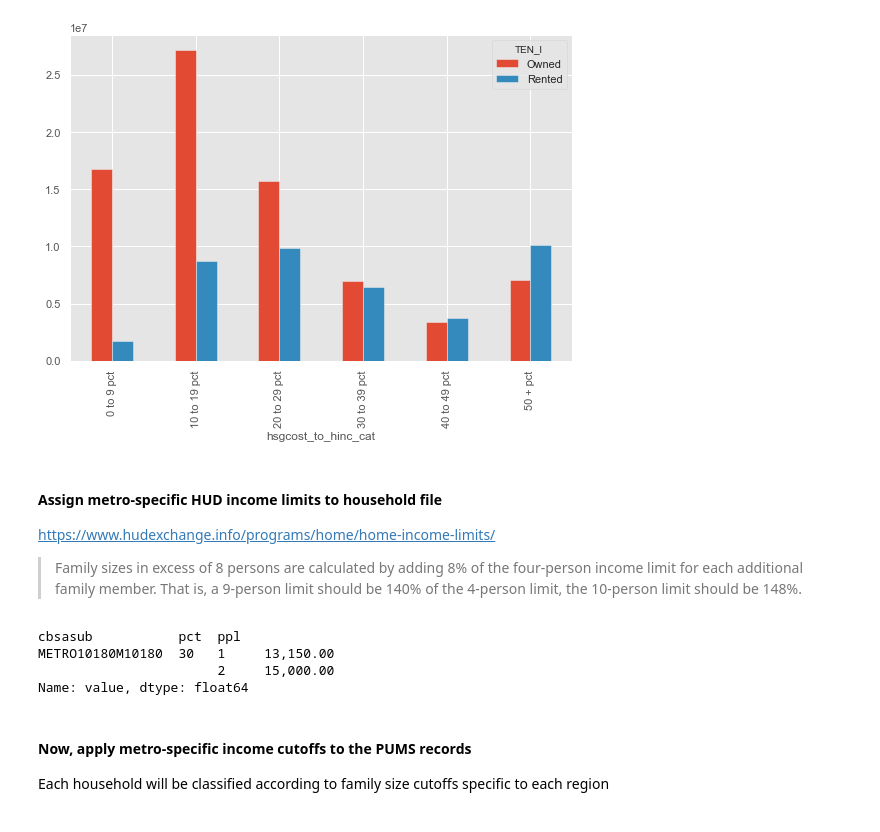
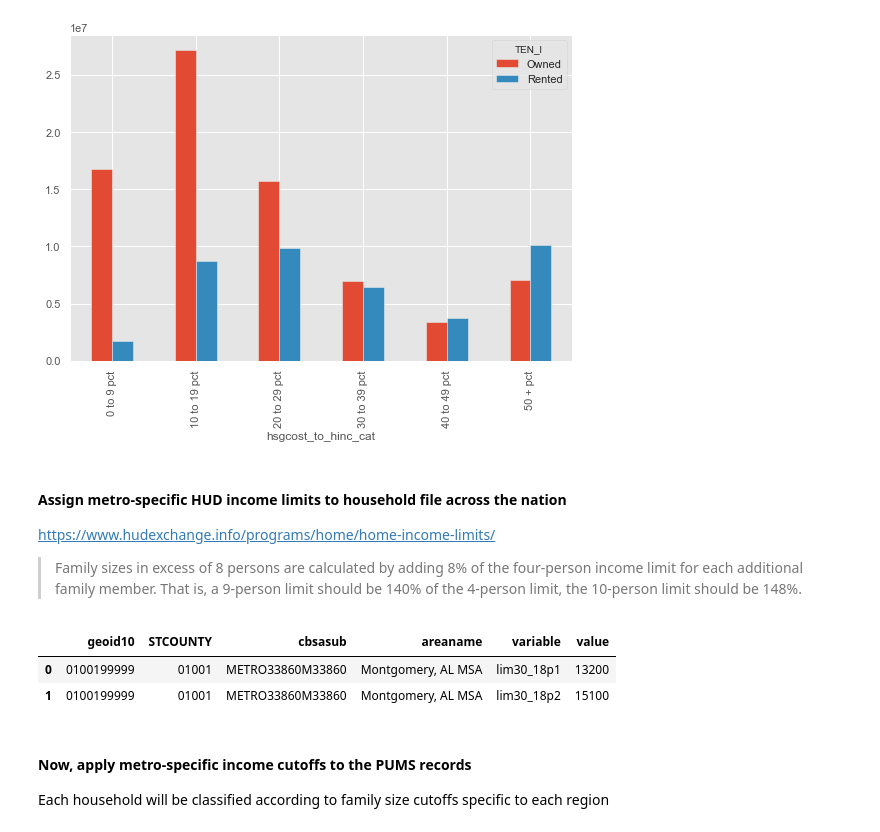
Before and after one commit to BayAreaMetro/regional-housing-needs-assessment, a Jupyter notebook: consultation/Comparable regions for RHNA using PUMS 2018 national.ipynb, the cells around one changed output. Drawn from its saved outputs; the diff is of its cells as text; code cells hidden in the pictures.

```diff
--- a/consultation/Comparable regions for RHNA using PUMS 2018 national.ipynb
+++ b/consultation/Comparable regions for RHNA using PUMS 2018 national.ipynb
@@ -1528,7 +1505,7 @@ households.groupby(['TEN_l','hsgcost_to_hinc_cat']).WGTP.sum().unstack(0).plot(k
 <matplotlib.axes._subplots.AxesSubplot at 0x...>
 [figure]
 # %% [markdown]
-#### Assign metro-specific HUD income limits to household file
+#### Assign metro-specific HUD income limits to household file across the nation
 
 https://www.hudexchange.info/programs/home/home-income-limits/
 
@@ -1542,21 +1519,18 @@ inccatmap={30:u'Extremely Low',
 # np.inf:'Above Moderate Income'
 }
 # %%
-### Read in HUD Income Limits at the county level
+### Read in HUD Income Limits at the county level from the national file
 
 inclim = pd.read_excel(os.path.join(drop,'Documents/Data/_HUD/INCOME_LIMITS/HOME_IncomeLmts_Natl_2018.xlsx'),converters={'fips2010':str})
 
 inclim['STCOUNTY']=inclim.State.apply(lambda x: '{:0>2}'.format(x))+inclim.County.apply(lambda x: '{:0>3}'.format(x))
 inclim=inclim.drop(['State','statename','County'],axis=1)
 
 inclim=inclim.set_index([u'fips2010', 'STCOUNTY', u'cbsasub', u'areaname'])
 inclim=inclim.stack().reset_index(name='value').rename(columns={'level_4':'variable','fips2010':'geoid10'})
 inclim['variable']=inclim.variable.apply(lambda x: x.lower())
-variable_split = inclim.variable.str.extract(pat='(?P<pct>\d{2})_(?P<yr>\d{2})p(?P<ppl>\d)').astype(np.int64)
-inclim=pd.concat([inclim,variable_split],axis=1).drop(['variable'],axis=1)
-inclim=inclim.loc[inclim.pct!=60]
-
-inclim['Income Category']=inclim.pct.map(inccatmap)
-inclim_v=inclim.set_index([ u'geoid10', u'STCOUNTY',  u'cbsasub', u'areaname', u'pct',u'yr','ppl'] ).value
-inclim['Income Category']=inclim['Income Category']#.astype('category')
-#inclim['Income Category']=inclim['Income Category'].cat.add_categories('Above Moderate Income')
+inclim.head(2)
+# %% [output]
+|  | geoid10 | STCOUNTY | cbsasub | areaname | variable | value |
+| 0 | 0100199999 | 01001 | METRO33860M33860 | Montgomery, AL MSA | lim30_18p1 | 13200 |
+| 1 | 0100199999 | 01001 | METRO33860M33860 | Montgomery, AL MSA | lim30_18p2 | 15100 |
@@ -1563,5 +1547,6 @@ inclim['Income Category']=inclim['Income Category']#.astype('category')
 # %%
 ## family of 4 is base size. For each additional person, 8% is added to income limits
+
 basesize=4
 
 hud_income_limits_v = inclim.set_index([u'cbsasub', u'pct','ppl'] ).value
@@ -1570,12 +1555,12 @@ for percount in range(9,21):
     hud_income_limits_v_exp[percount]=hud_income_limits_v.sort_index().loc[:,:,4]*(1+((percount-basesize)*.08))
 hud_income_limits_v=hud_income_limits_v.append(pd.concat(hud_income_limits_v_exp).reset_index(name='value').rename(columns={'level_0':'ppl'}).set_index([u'cbsasub', u'pct','ppl']).value).sort_index()
 hud_income_limits_v=hud_income_limits_v.loc[~hud_income_limits_v.index.duplicated(keep='first')]
-hud_income_limits_v.head(2)
+hud_income_limits_v.loc[['METRO41860MM5775',
+'METRO41860MM7360',
+'METRO34900M34900',
+'METRO41940M41940',
+'METRO46700M46700',
+'METRO42220M42220']].unstack([0,1]).to_clipboard()
-# %% [output]
-cbsasub           pct  ppl
-METRO10180M10180  30   1     13,150.00
-                       2     15,000.00
-Name: value, dtype: float64
 # %%
 ## ensure we don't get index errors by looping only on FMR_CODEs present in both files
 
```
Also changed, not shown: parts of 56 cells of this notebook.
